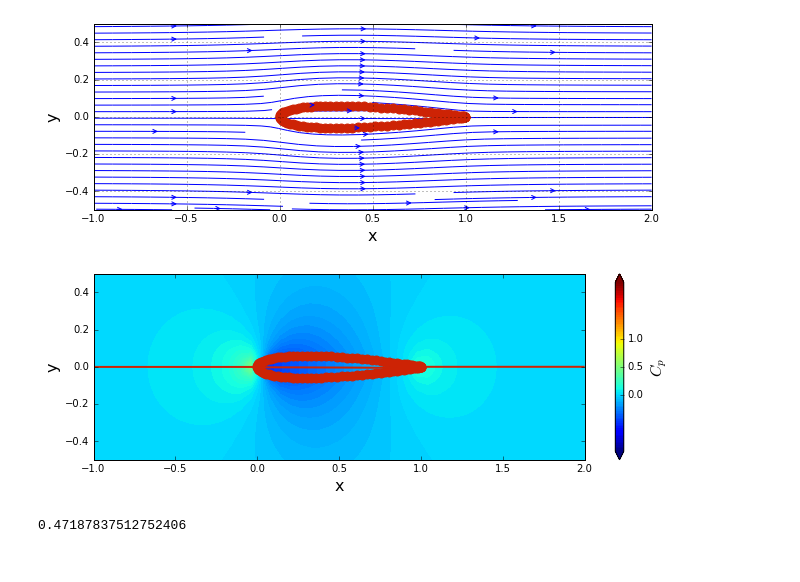
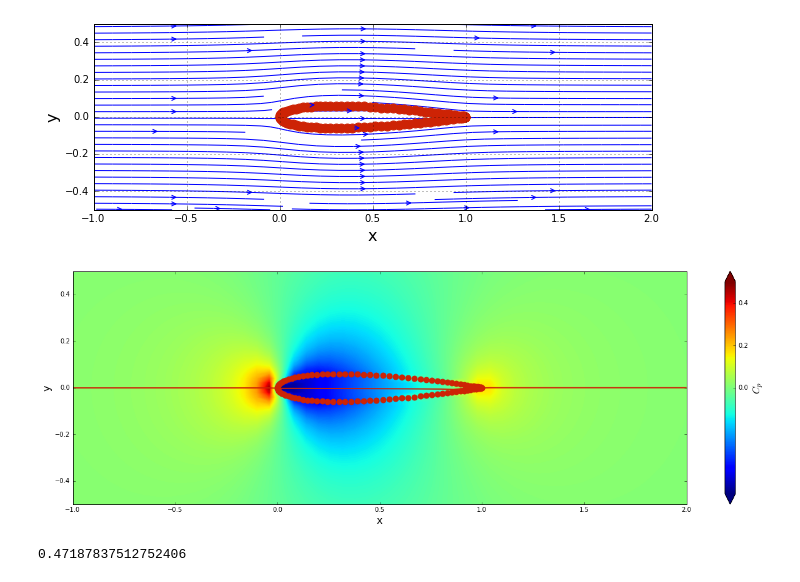
Before and after one commit to cinozeng/mae6226-work, a Jupyter notebook: HW1.ipynb, the cells around one changed output. Saved outputs shown, nothing was run; the diff lists cells and outputs as text; code cells hidden in the pictures.

```diff
--- a/HW1.ipynb
+++ b/HW1.ipynb
@@ -105,25 +105,24 @@ pyplot.scatter(x_source, y_source, color='#CD2305', s=80, marker='o')
 # %%
 # compute the pressure coefficient field
 cp = numpy.zeros((N, N), dtype=float)
 
-cp = 1.0 - (u**2+v**2)/u_freestream**2
-
+cp = 1.0 - (u**2+v**2)/u_inf**2
 
 # plot the pressure coefficient field
-size = 10
+size = 20
 pyplot.figure(figsize=(1.1*size, (y_end-y_start)/(x_end-x_start)*size))
 pyplot.xlabel('x', fontsize=16)
 pyplot.ylabel('y', fontsize=16)
 pyplot.xlim(x_start, x_end)
 pyplot.ylim(y_start, y_end)
-contf = pyplot.contourf(X, Y, cp, levels=numpy.linspace(-1.0, 2.0, 100), extend='both')
+contf = pyplot.contourf(X, Y, cp, levels=numpy.linspace(-0.5, 0.5, 1000), extend='both')
 cbar = pyplot.colorbar(contf)
 cbar.set_label('$C_p$', fontsize=16)
-cbar.set_ticks([0, 0.5, 1.0])
+cbar.set_ticks([0, 0.2, 0.4 ,0.6 ,0.8 ,1.0])
 pyplot.scatter(x_source, y_source, color='#CD2305', s=80, marker='o')
 pyplot.contour(X, Y, psi, levels=[0.], colors='#CD2305', linewidths=2, linestyles='solid');
 # %% [output]
-[figure, old version]
+[figure, new version]
 # %%
 numpy.max(cp)
 # %% [output]
```
